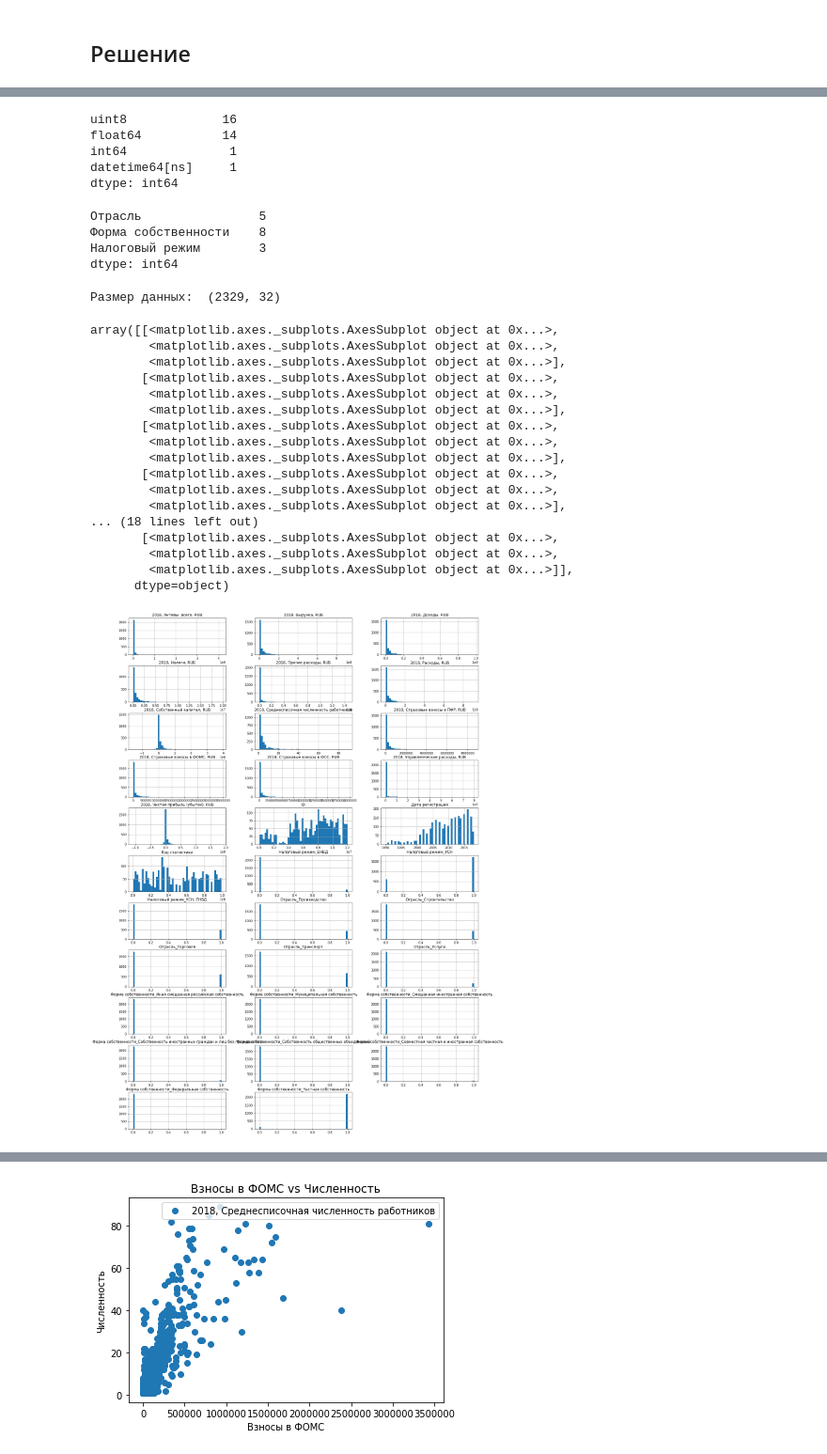
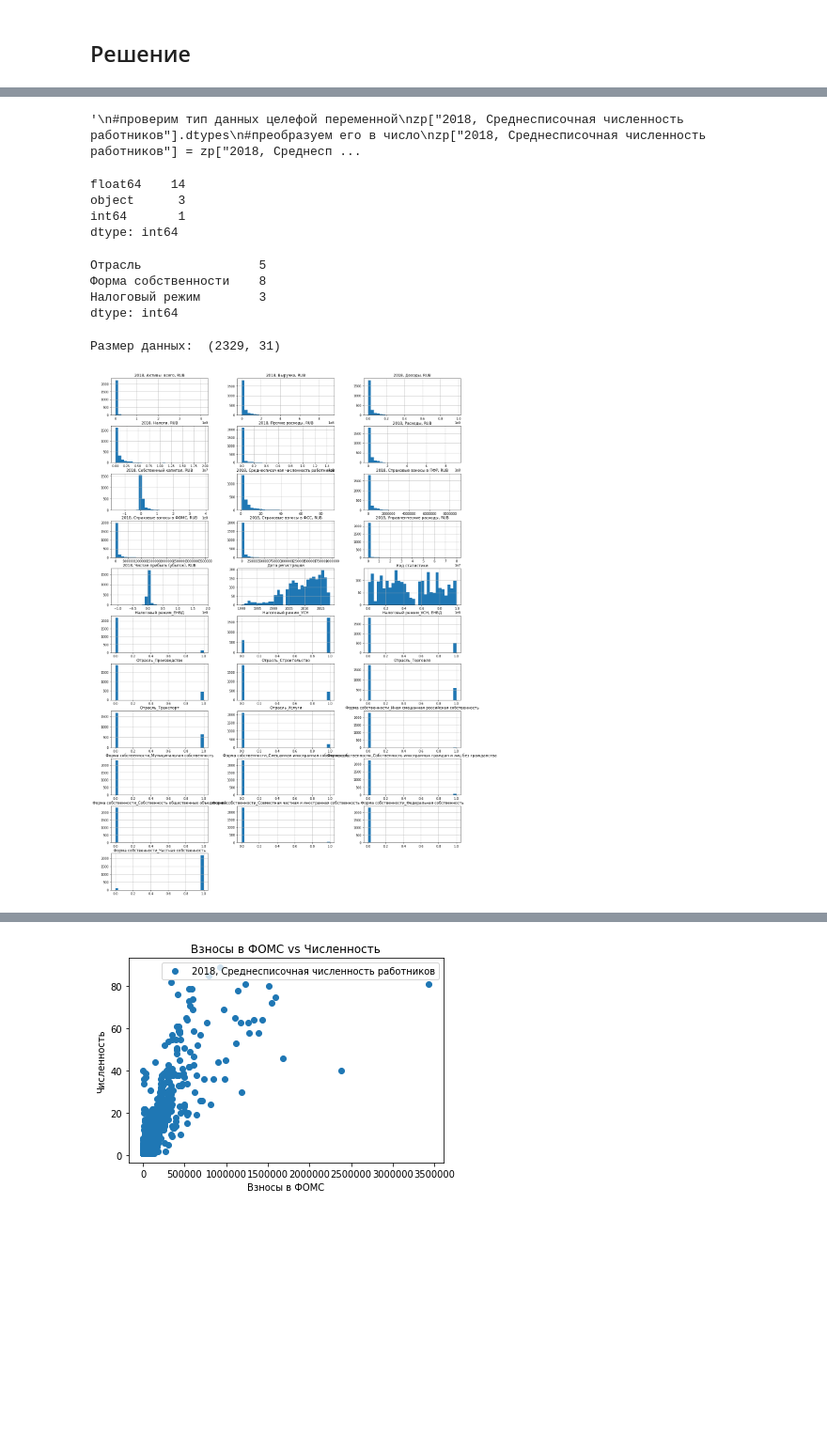
Before and after one commit to Dementev-Ilia/CustomerSearch, a Jupyter notebook: CustomerSearch.ipynb, the cells around one changed output, grey strips where cells are left out. Shown: that part at 94% size. Cells and saved outputs as stored; diff of their text form; code cells hidden in the pictures; blank space fills up the shorter version.

```diff
--- a/CustomerSearch.ipynb
+++ b/CustomerSearch.ipynb
@@ -38,6 +38,8 @@ data = pd.merge(data, security_loan, how='left') #объединяю иссле
 data = pd.merge(data, security_loan, how='left') #объединяю исследуемые данные с данными  о кредитвании
 # %%
 data = pd.merge(data, staff, how='left') #объединяю исследуемые данные с данными  о численности сотрудников
+# %%
+data = data.set_index(['ID'])
 # %%
 #сводные данные теперь храняться в "data"
 data.head(3)
@@ -112,8 +115,7 @@ Name: Залоги, dtype: int64
 ## Подготовка данных для задачи по предсказанию фонда оплаты труда и количества сотрудников:
 # %%
 #Для удобства работы решил разбить данные на отдельные части для каждой задачи
-zp = data[['ID',
-           'Дата регистрации',
+zp = data[['Дата регистрации',
            'Код статистики',
            'Отрасль',
            'Форма собственности',
@@ -1085,11 +1085,19 @@ memory usage: 345.7 KB
+# %%
+'''
+#проверим тип данных целефой переменной
+zp["2018, Среднесписочная численность работников"].dtypes
+#преобразуем его в число
+zp["2018, Среднесписочная численность работников"] = zp["2018, Среднесписочная численность работников"].astype(int)
+'''
+# %% [output]
+'\n#проверим тип данных целефой переменной\nzp["2018, Среднесписочная численность работников"].dtypes\n#преобразуем его в число\nzp["2018, Среднесписочная численность работников"] = zp["2018, Среднесп ...
 # %%
 #выведем информацию о количестве столбцов в разрезе типов данных
 zp.dtypes.value_counts()
 # %% [output]
-uint8             16
-float64           14
-int64              1
-datetime64[ns]     1
+float64    14
+object      3
+int64       1
 dtype: int64
 # %%
 zp.select_dtypes('object').apply(pd.Series.nunique, axis = 0)
@@ -1101,32 +1109,14 @@ dtype: int64
 # %%
 # one-hot encoding категориальных признаков
 zp = pd.get_dummies(zp)
-
-
 print('Размер данных: ', zp.shape)
 # %% [output]
-Размер данных:  (2329, 32)
+Размер данных:  (2329, 31)
 # %%
-zp.hist(figsize=(20, 30), layout=(11,3), bins=50)
+zp.hist(figsize=(20, 30), layout=(11,3), bins=30)
+margin = 0.5
 # %% [output]
-array([[<matplotlib.axes._subplots.AxesSubplot object at 0x...>,
-        <matplotlib.axes._subplots.AxesSubplot object at 0x...>,
-        <matplotlib.axes._subplots.AxesSubplot object at 0x...>],
-       [<matplotlib.axes._subplots.AxesSubplot object at 0x...>,
-        <matplotlib.axes._subplots.AxesSubplot object at 0x...>,
-        <matplotlib.axes._subplots.AxesSubplot object at 0x...>],
-       [<matplotlib.axes._subplots.AxesSubplot object at 0x...>,
-        <matplotlib.axes._subplots.AxesSubplot object at 0x...>,
-        <matplotlib.axes._subplots.AxesSubplot object at 0x...>],
-       [<matplotlib.axes._subplots.AxesSubplot object at 0x...>,
-        <matplotlib.axes._subplots.AxesSubplot object at 0x...>,
-        <matplotlib.axes._subplots.AxesSubplot object at 0x...>],
-... (18 lines left out)
-       [<matplotlib.axes._subplots.AxesSubplot object at 0x...>,
-        <matplotlib.axes._subplots.AxesSubplot object at 0x...>,
-        <matplotlib.axes._subplots.AxesSubplot object at 0x...>]],
-      dtype=object)
-[figure, old version]
+[figure, new version]
 # %%
 #построим матрицу корреляции
 plt.subplots(figsize=(10,10))
```
Also changed, not shown: parts of 49 cells of this notebook.
